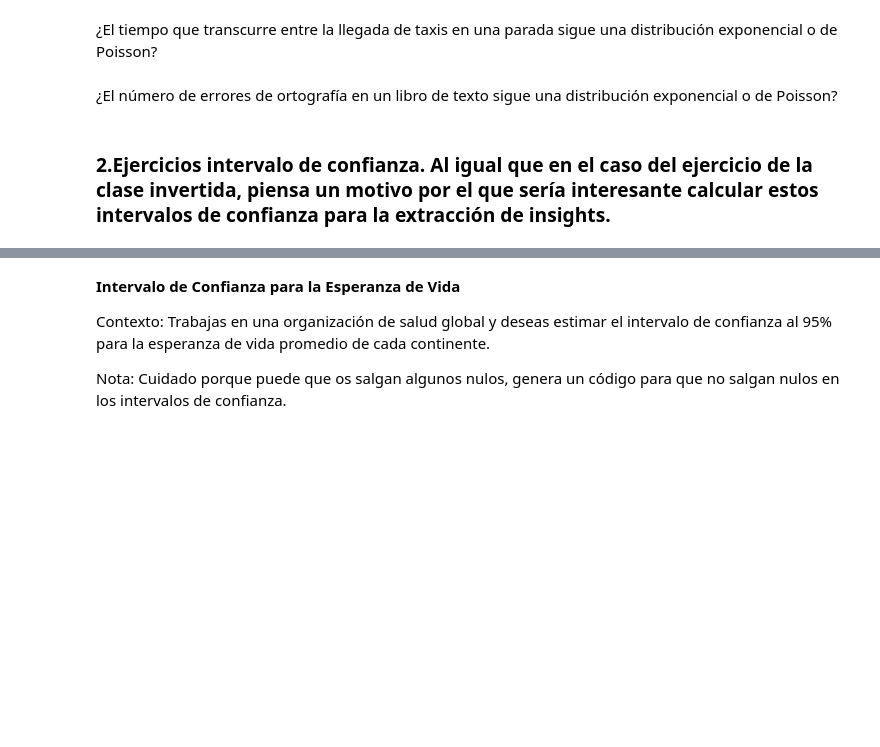
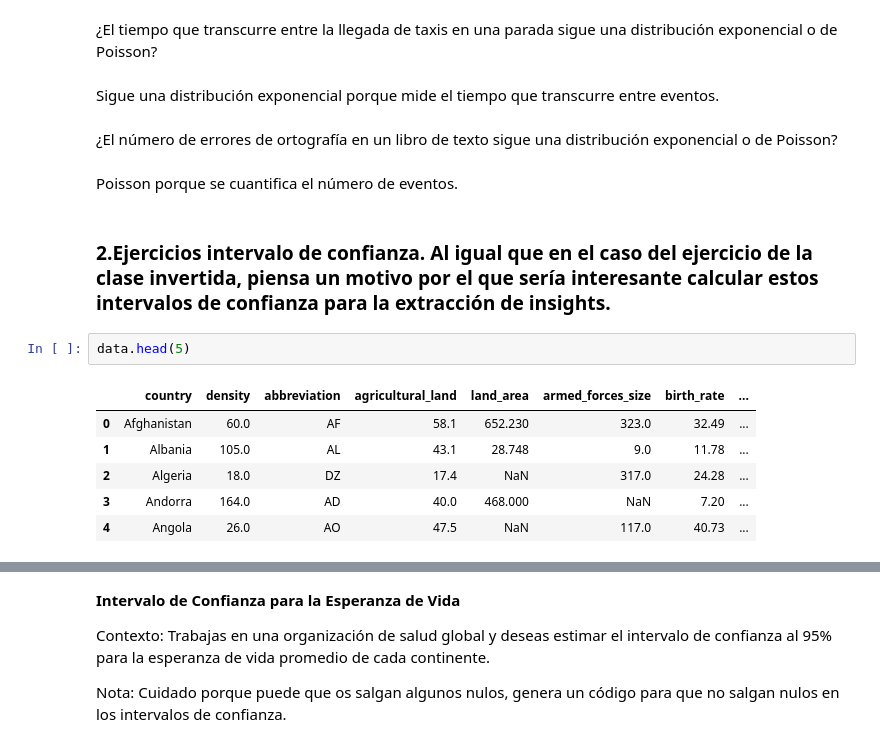
Before and after one commit to patriciamromero/promoG-modulo3-sprint2-pairprogramming-Alejandra-Mar-a-Patricia, a Jupyter notebook: estadística_inferencial.ipynb, the cells around one changed output, grey strips where cells are left out. Drawn from its saved outputs; the diff is of its cells as text; blank space fills up the shorter version.

```diff
--- a/estadística_inferencial.ipynb
+++ b/estadística_inferencial.ipynb
@@ -51,6 +76,19 @@ data = pd.read_csv("files/world_data_full_apply_nulos.csv", index_col = 0)
 # %% [markdown]
 ¿El tiempo que transcurre entre la llegada de taxis en una parada sigue una distribución exponencial o de Poisson?
+# %% [markdown]
+Sigue una distribución exponencial porque mide el tiempo que transcurre entre eventos.
 # %% [markdown]
 ¿El número de errores de ortografía en un libro de texto sigue una distribución exponencial o de Poisson?
+# %% [markdown]
+Poisson porque se cuantifica el número de eventos.
 # %% [markdown]
 ### 2.Ejercicios intervalo de confianza. Al igual que en el caso del ejercicio de la clase invertida, piensa un motivo por el que sería interesante calcular estos intervalos de confianza para la extracción de insights.
+# %%
+data.head(5)
+# %% [output]
+|  | country | density | abbreviation | agricultural_land | land_area | armed_forces_size | birth_rate | ... |
+| 0 | Afghanistan | 60.0 | AF | 58.1 | 652.230 | 323.0 | 32.49 | ... |
+| 1 | Albania | 105.0 | AL | 43.1 | 28.748 | 9.0 | 11.78 | ... |
+| 2 | Algeria | 18.0 | DZ | 17.4 | NaN | 317.0 | 24.28 | ... |
+| 3 | Andorra | 164.0 | AD | 40.0 | 468.000 | NaN | 7.20 | ... |
+| 4 | Angola | 26.0 | AO | 47.5 | NaN | 117.0 | 40.73 | ... |
```
Also changed, not shown: parts of 42 cells of this notebook, 1 other file.
